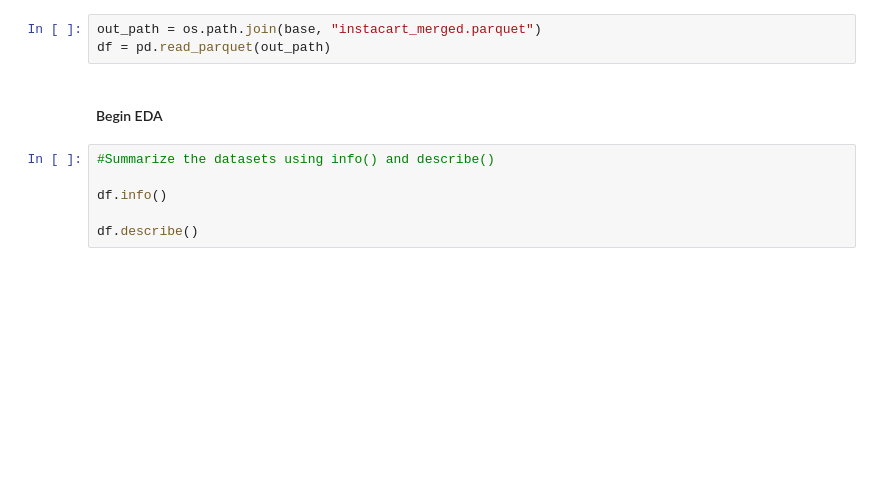
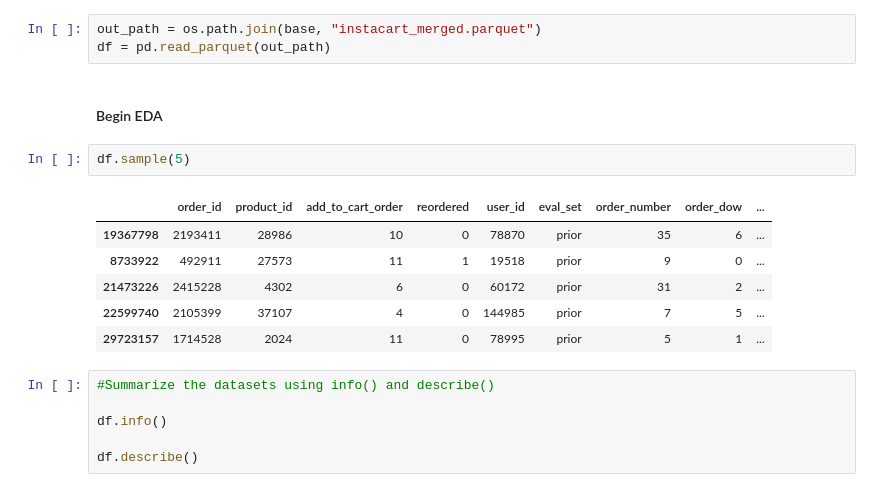
Before and after one commit to carlos00002/DX699_02, a Jupyter notebook: homework/OMDS-ModB2-Week2-Jaime-Carlos.ipynb, the cells around one changed output. Cells and saved outputs as stored; diff of their text form; blank space fills up the shorter version.

```diff
--- a/homework/OMDS-ModB2-Week2-Jaime-Carlos.ipynb
+++ b/homework/OMDS-ModB2-Week2-Jaime-Carlos.ipynb
@@ -127,6 +129,15 @@ out_path = os.path.join(base, "instacart_merged.parquet")
 df = pd.read_parquet(out_path)
 # %% [markdown]
 #### Begin EDA
+# %%
+df.sample(5)
+# %% [output]
+|  | order_id | product_id | add_to_cart_order | reordered | user_id | eval_set | order_number | order_dow | ... |
+| 19367798 | 2193411 | 28986 | 10 | 0 | 78870 | prior | 35 | 6 | ... |
+| 8733922 | 492911 | 27573 | 11 | 1 | 19518 | prior | 9 | 0 | ... |
+| 21473226 | 2415228 | 4302 | 6 | 0 | 60172 | prior | 31 | 2 | ... |
+| 22599740 | 2105399 | 37107 | 4 | 0 | 144985 | prior | 7 | 5 | ... |
+| 29723157 | 1714528 | 2024 | 11 | 0 | 78995 | prior | 5 | 1 | ... |
 # %%
 #Summarize the datasets using info() and describe()
 
```
Also changed, not shown: parts of 11 cells of this notebook.
